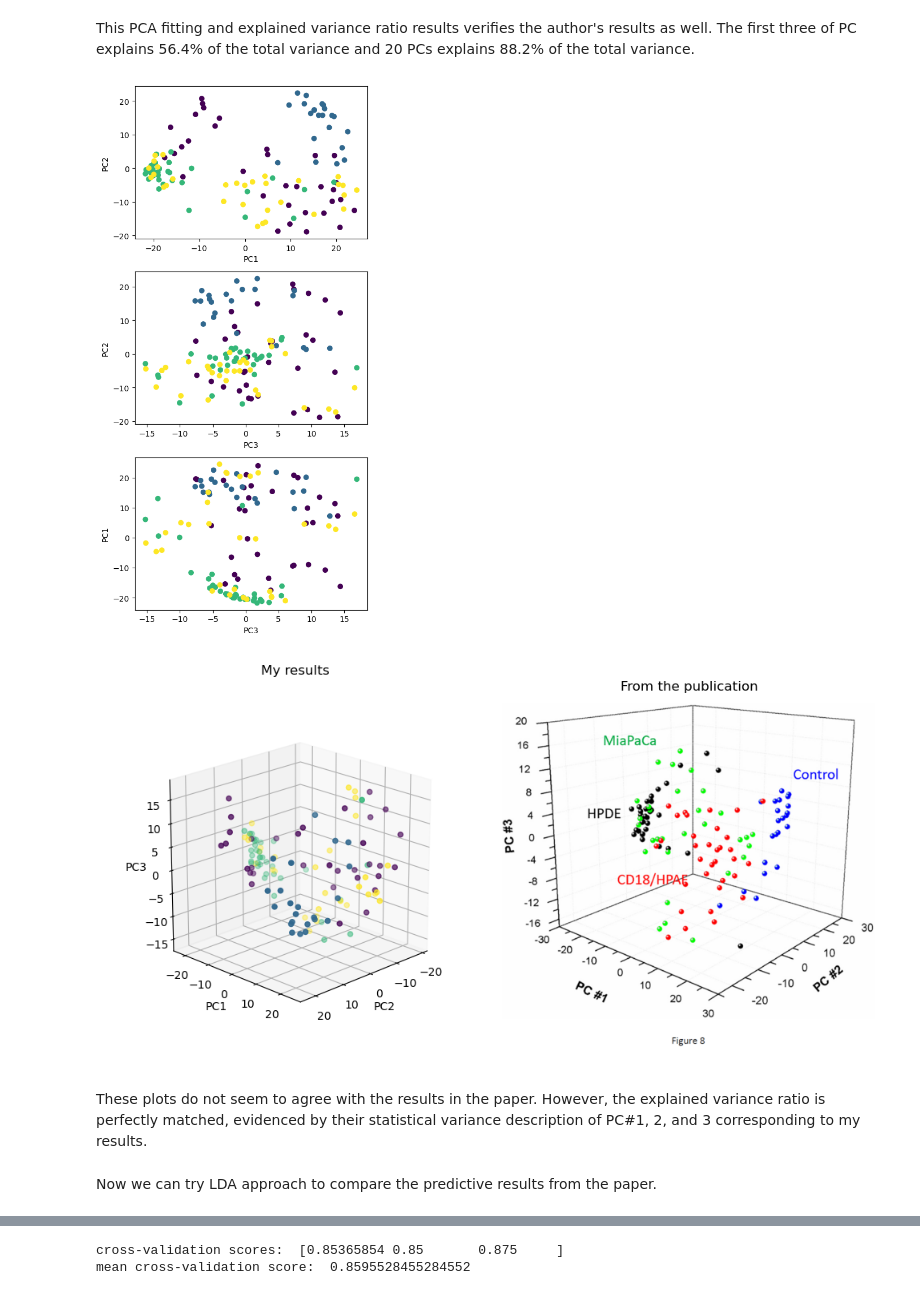
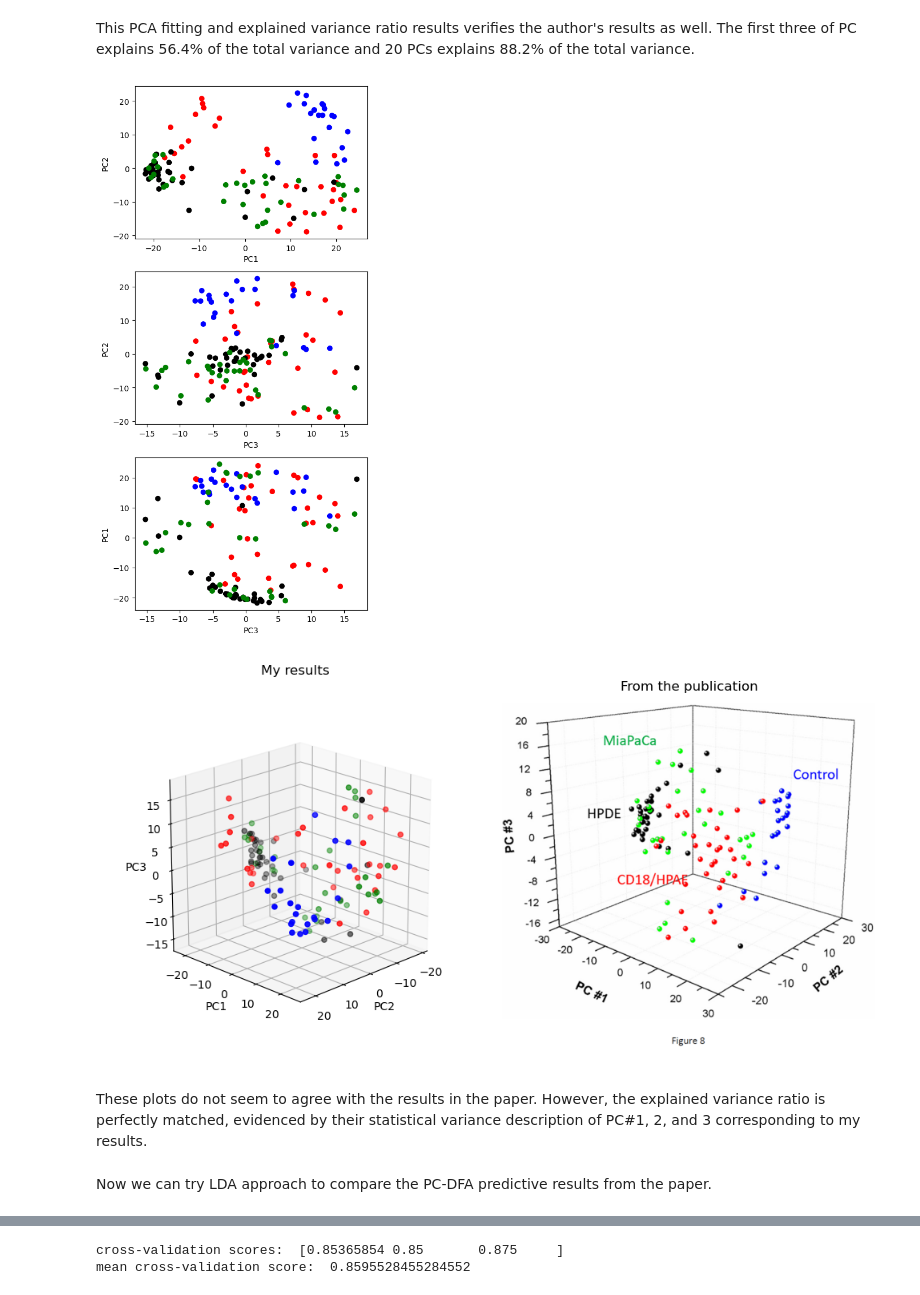
Before and after one commit to kpark11/Springboard, a Jupyter notebook: Capstone-Project/SERS_Raman_Pancreatic_Cancer/SERS_Raman_Pancreatic_Cancer.ipynb, the cells around one changed output, grey strips where cells are left out. Drawn from its saved outputs; the diff is of its cells as text; code cells hidden in the pictures.

```diff
--- a/Capstone-Project/SERS_Raman_Pancreatic_Cancer/SERS_Raman_Pancreatic_Cancer.ipynb
+++ b/Capstone-Project/SERS_Raman_Pancreatic_Cancer/SERS_Raman_Pancreatic_Cancer.ipynb
@@ -536,29 +536,29 @@ X = pca_df.transform(df_master.drop(columns='Target'))
 # %%
 PC1 = X[:,0]
 PC2 = X[:,1]
 PC3 = X[:,2]
 
 fig, ax = plt.subplots(3,1,figsize=(5,10))
-ax[0].scatter(PC1,PC2,c=df_master.iloc[:,-1].values)
+ax[0].scatter(PC1,PC2,c=df_master.iloc[:,-1].apply(lambda x: 'red' if x==0 else 'blue' if x==1 else 'black' if x==2 else 'green'))
 ax[0].set_xlabel('PC1')
 ax[0].set_ylabel('PC2')
-ax[1].scatter(PC3,PC2,c=df_master.iloc[:,-1].values)
+ax[1].scatter(PC3,PC2,c=df_master.iloc[:,-1].apply(lambda x: 'red' if x==0 else 'blue' if x==1 else 'black' if x==2 else 'green'))
 ax[1].set_xlabel('PC3')
 ax[1].set_ylabel('PC2')
-ax[2].scatter(PC3,PC1,c=df_master.iloc[:,-1].values)
+ax[2].scatter(PC3,PC1,c=df_master.iloc[:,-1].apply(lambda x: 'red' if x==0 else 'blue' if x==1 else 'black' if x==2 else 'green'))
 ax[2].set_xlabel('PC3')
 ax[2].set_ylabel('PC1')
 plt.tight_layout()
 plt.show()
 # %% [output]
-[figure, old version]
+[figure, new version]
 # %%
 from PIL import Image
 
 PC_fig = Image.open('Data\PC_fig.PNG')
 fig = plt.figure(figsize=(10,10))
 ax = fig.add_subplot(1,2,1,projection='3d')
-ax.scatter(PC2,PC1,PC3,c=df_master.iloc[:,-1])
+ax.scatter(PC2,PC1,PC3,c=df_master.iloc[:,-1].apply(lambda x: 'red' if x==0 else 'blue' if x==1 else 'black' if x==2 else 'green'))
 ax.set(xlabel=('PC2'), ylabel=('PC1'), zlabel=('PC3'))
 plt.tight_layout()
 ax.set_box_aspect(aspect=(4,4,4), zoom=0.8)
@@ -571,11 +571,11 @@ ax1.axis(False)
 ax1.set_title('From the publication')
 plt.show()
 # %% [output]
-[figure, old version]
+[figure, new version]
 # %% [markdown]
 These plots do not seem to agree with the results in the paper. However, the explained variance ratio is perfectly matched, evidenced by their statistical variance description of PC#1, 2, and 3 corresponding to my results.
 # %% [markdown]
-Now we can try LDA approach to compare the predictive results from the paper.
+Now we can try LDA approach to compare the PC-DFA predictive results from the paper.
 # %%
 from sklearn.model_selection import train_test_split
 #X_train, X_test, y_train, y_test = train_test_split(df_master.drop('Target',axis=1),df_master.Target,test_size=0.3,stratify=df_master.Target)
```
Also changed, not shown: parts of 14 cells of this notebook, 1 other file.
